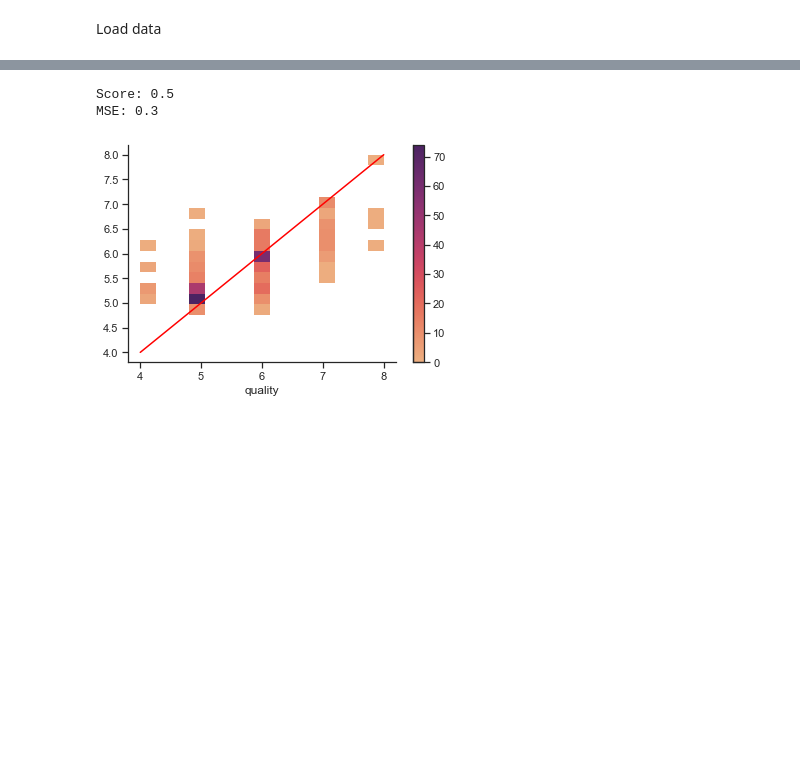
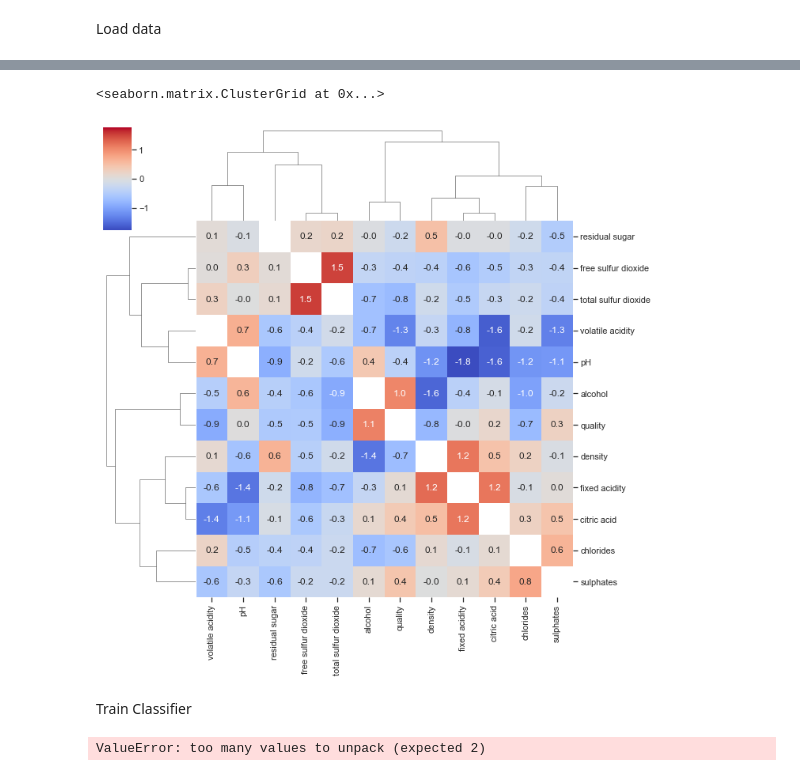
Before and after one commit to SandroMartens/sturdy-bassoon, a Jupyter notebook: Red Wine Quality/analyse.ipynb, the cells around one changed output, grey strips where cells are left out. Drawn from its saved outputs; the diff is of its cells as text; code cells hidden in the pictures; blank space fills up the shorter version.

```diff
--- a/Red Wine Quality/analyse.ipynb
+++ b/Red Wine Quality/analyse.ipynb
@@ -23,0 +52,19 @@ X_train, X_test, y_train, y_test = train_test_split(wine_X, wine_y)
+# %%
+mask = np.identity(12)
+sns.clustermap(
+    wine.corr(),
+    metric="correlation",
+    annot=True,
+    mask=mask,
+    fmt="1.1f",
+    square=True,
+    z_score=1,
+    cmap="coolwarm",
+    norm=colors.CenteredNorm(),
+    col_cluster=True
+    )
+# %% [output]
+<seaborn.matrix.ClusterGrid at 0x...>
+[figure, added]
+# %% [markdown]
+Train Classifier
@@ -24,26 +80,28 @@ X_train, X_test, y_train, y_test = train_test_split(wine_X, wine_y)
 # %%
-scaler = RobustScaler()
+scaler = RobustScaler(
+    with_centering=True,
+    unit_variance=True
+)
 
-regressor = KNeighborsRegressor(
-    weights="distance",
-    metric="correlation",
-    n_neighbors=40
+reducer = LinearDiscriminantAnalysis(
+    n_components=2
+)
+
+reg_comp = StackingRegressor(
+    estimators=regressors,
+    final_estimator=LinearSVR()
 )
 
 pipeline = make_pipeline(
-    scaler, regressor
+    scaler, reg_comp
+    # scaler, reducer, regressor
+    # scaler, mapper, reducer, regressor
 )
 
 pipeline.fit(X=X_train, y=y_train)
-pred = pipeline.predict(X=X_test)
-print("Score: {:.2}".format(pipeline.score(X_test, y_test)))
-print("MSE: {:.2}".format(mean_squared_error(y_test, pred)))
+pred = pipeline.predict(X=X_test)#.round()
+
+print("Score: " f"{pipeline.score(X_test, y_test):.2}")
+print("MSE: " f"{mean_squared_error(y_test, pred):.2}")
 # %% [output]
-Score: 0.5
-MSE: 0.3
+ValueError: too many values to unpack (expected 2)
-# %%
-sns.histplot(x=y_test, y=pred, cbar=True, cmap="flare")
-sns.lineplot(x=np.arange(4,9), y=np.arange(4, 9), color="red")
-sns.despine()
-# %% [output]
-[figure, removed]
```
Also changed, not shown: parts of 15 cells of this notebook, 1 other file.
